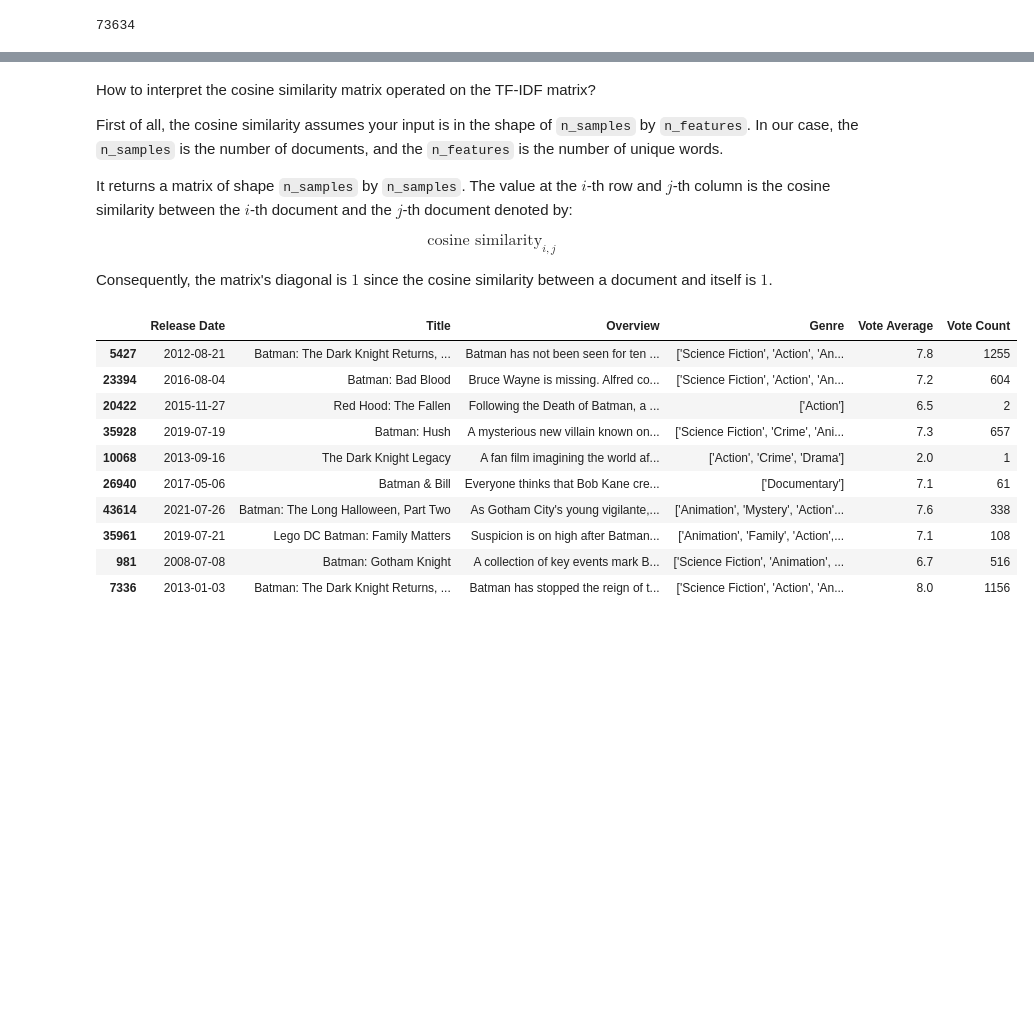
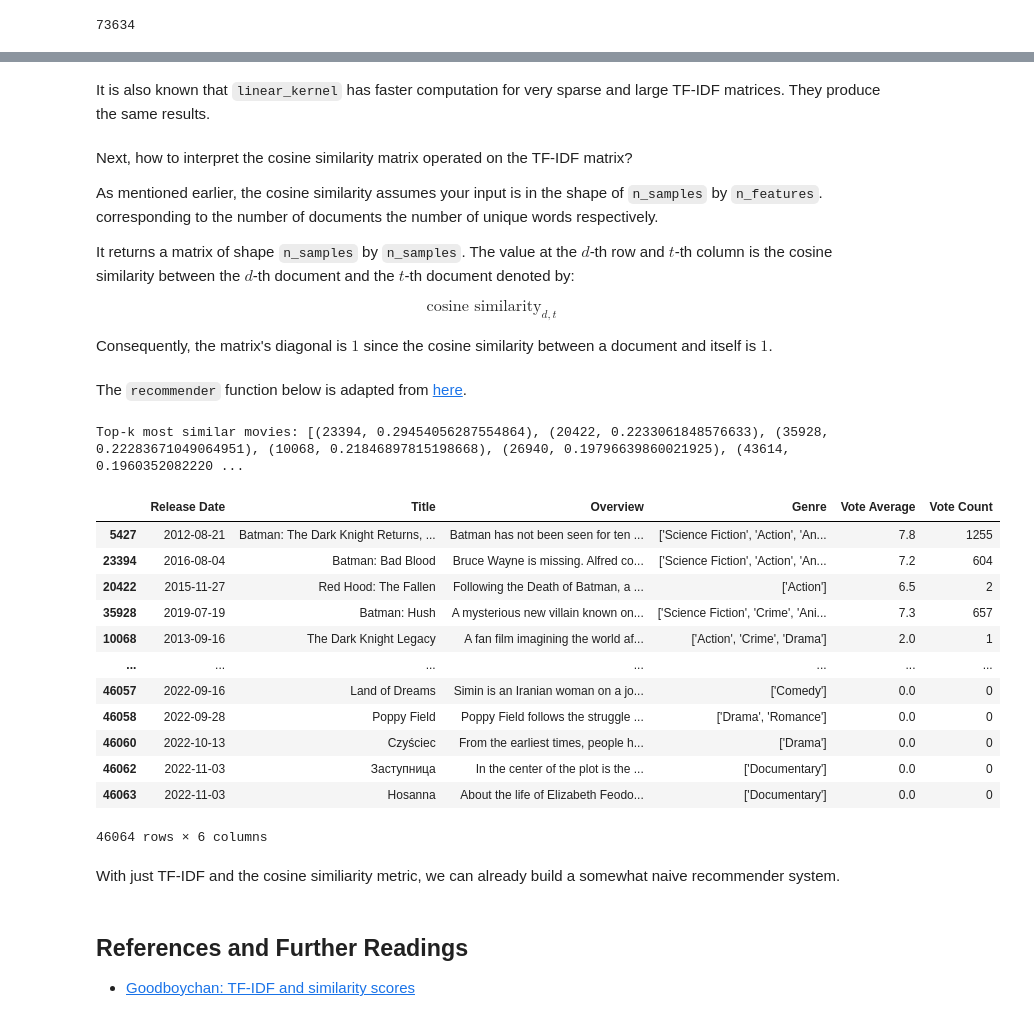
Before and after one commit to gao-hongnan/gaohn-galaxy, a Jupyter notebook: galaxy/deep_learning/natural_language_processing/vector_semantics_and_embeddings/tf_idf/application.ipynb, the cells around one changed output, grey strips where cells are left out. Cells and saved outputs as stored; diff of their text form; code cells hidden in the pictures; blank space fills up the shorter version.

```diff
--- a/galaxy/deep_learning/natural_language_processing/vector_semantics_and_embeddings/tf_idf/application.ipynb
+++ b/galaxy/deep_learning/natural_language_processing/vector_semantics_and_embeddings/tf_idf/application.ipynb
@@ -152,47 +110,74 @@ Wall time: 1min 14s
+# %% [markdown]
+It is also known that `linear_kernel` has faster computation for very sparse and large
+TF-IDF matrices. They produce the same results.
 # %% [markdown]
-How to interpret the cosine similarity matrix operated on the TF-IDF matrix?
+Next, how to interpret the cosine similarity matrix operated on the TF-IDF matrix?
 
-First of all, the cosine similarity assumes your input is in the shape of `n_samples` by `n_features`.
-In our case, the `n_samples` is the number of documents, and the `n_features` is the number of unique words.
+As mentioned earlier, the cosine similarity assumes your input is in the shape of `n_samples` by `n_features`.
+corresponding to the number of documents the number of unique words respectively.
 
-It returns a matrix of shape `n_samples` by `n_samples`. The value at the $i$-th row and $j$-th column is
-the cosine similarity between the $i$-th document and the $j$-th document denoted by:
+It returns a matrix of shape `n_samples` by `n_samples`. The value at the $d$-th row and $t$-th column is
+the cosine similarity between the $d$-th document and the $t$-th document denoted by:
 
 $$
-\text{cosine similarity}_{i, j}
+\text{cosine similarity}_{d, t}
 $$
 
 Consequently, the matrix's diagonal is $1$ since the cosine similarity between a document and itself is $1$.
+# %% [markdown]
+The `recommender` function below is adapted from [here](https://goodboychan.github.io/python/datacamp/natural_language_processing/2020/07/17/04-TF-IDF-and-similarity-scores.html).
 # %%
-def recommend_movies(title, cosine_sim, top_k=10):
+def recommender(
+    title: str, df: pd.DataFrame, cosine_similarity: np.ndarray, top_k: int = 10
+) -> pd.DataFrame:
+    """Recommends movies based on the cosine similarity matrix.
+
+    Args:
+        title (str): Title of the movie.
+        df (pd.DataFrame): DataFrame containing the movie dataset.
+        cosine_similarity (np.ndarray): Cosine similarity matrix.
+        top_k (int, optional): Number of top recommendations to return.
+            Defaults to 10.
+
+    Returns:
+        pd.DataFrame: DataFrame containing the top-k recommendations
+    """
     # Get the index of the movie that matches the title
-    idx = df_train[df_train["Title"] == title].index[0]
+    idx = df[df["Title"] == title].index[0]
 
-    # Get the pairwise similarity scores of all movies with that movie
-    sim_scores = list(enumerate(cosine_sim[idx]))
+    # Get the pairwsie similarity scores of all movies with that movie
+    sim_scores = cosine_similarity[idx]
+    sim_scores = list(enumerate(sim_scores))
 
     # Sort the movies based on the similarity scores
     sim_scores = sorted(sim_scores, key=lambda x: x[1], reverse=True)
 
-    # Get the scores of the 10 most similar movies
-    sim_scores = sim_scores[0:top_k]
+    # Get the scores of the top-k most similar movies
+    top_k_sim_scores = sim_scores[1 : top_k + 1]
+    print(f"Top-k most similar movies: {top_k_sim_scores}")
 
     # Get the movie indices
     movie_indices = [i[0] for i in sim_scores]
 
-    # Return the top 10 most similar movies
-    return df_train.iloc[movie_indices]
+    # Return the top-k most similar movies
+    return df.iloc[movie_indices]
 # %%
-recommend_movies("Batman: The Dark Knight Returns, Part 1", cosine_sim_linear_kernel)
+recommender(title="Batman: The Dark Knight Returns, Part 1", df = df_train, cosine_similarity=cosine_sim_linear_kernel)
 # %% [output]
+Top-k most similar movies: [(23394, 0.29454056287554864), (20422, 0.2233061848576633), (35928, 0.22283671049064951), (10068, 0.21846897815198668), (26940, 0.19796639860021925), (43614, 0.1960352082220 ...
 |  | Release Date | Title | Overview | Genre | Vote Average | Vote Count |
 | 5427 | 2012-08-21 | Batman: The Dark Knight Returns, ... | Batman has not been seen for ten ... | ['Science Fiction', 'Action', 'An... | 7.8 | 1255 |
 | 23394 | 2016-08-04 | Batman: Bad Blood | Bruce Wayne is missing. Alfred co... | ['Science Fiction', 'Action', 'An... | 7.2 | 604 |
 | 20422 | 2015-11-27 | Red Hood: The Fallen | Following the Death of Batman, a ... | ['Action'] | 6.5 | 2 |
 | 35928 | 2019-07-19 | Batman: Hush | A mysterious new villain known on... | ['Science Fiction', 'Crime', 'Ani... | 7.3 | 657 |
 | 10068 | 2013-09-16 | The Dark Knight Legacy | A fan film imagining the world af... | ['Action', 'Crime', 'Drama'] | 2.0 | 1 |
-| 26940 | 2017-05-06 | Batman & Bill | Everyone thinks that Bob Kane cre... | ['Documentary'] | 7.1 | 61 |
-| 43614 | 2021-07-26 | Batman: The Long Halloween, Part Two | As Gotham City's young vigilante,... | ['Animation', 'Mystery', 'Action'... | 7.6 | 338 |
-| 35961 | 2019-07-21 | Lego DC Batman: Family Matters | Suspicion is on high after Batman... | ['Animation', 'Family', 'Action',... | 7.1 | 108 |
-| 981 | 2008-07-08 | Batman: Gotham Knight | A collection of key events mark B... | ['Science Fiction', 'Animation', ... | 6.7 | 516 |
-| 7336 | 2013-01-03 | Batman: The Dark Knight Returns, ... | Batman has stopped the reign of t... | ['Science Fiction', 'Action', 'An... | 8.0 | 1156 |
+| ... | ... | ... | ... | ... | ... | ... |
+| 46057 | 2022-09-16 | Land of Dreams | Simin is an Iranian woman on a jo... | ['Comedy'] | 0.0 | 0 |
+| 46058 | 2022-09-28 | Poppy Field | Poppy Field follows the struggle ... | ['Drama', 'Romance'] | 0.0 | 0 |
+| 46060 | 2022-10-13 | Czyściec | From the earliest times, people h... | ['Drama'] | 0.0 | 0 |
+| 46062 | 2022-11-03 | Заступница | In the center of the plot is the ... | ['Documentary'] | 0.0 | 0 |
+| 46063 | 2022-11-03 | Hosanna | About the life of Elizabeth Feodo... | ['Documentary'] | 0.0 | 0 |
+46064 rows × 6 columns
+# %% [markdown]
+With just TF-IDF and the cosine similiarity metric, we can already
+build a somewhat naive recommender system.
@@ -198,0 +186,4 @@ recommend_movies("Batman: The Dark Knight Returns, Part 1", cosine_sim_linear_ke
+# %% [markdown]
+## References and Further Readings
+
+- [Goodboychan: TF-IDF and similarity scores](https://goodboychan.github.io/python/datacamp/natural_language_processing/2020/07/17/04-TF-IDF-and-similarity-scores.html)
```
Also changed, not shown: parts of 23 cells of this notebook, 10 other files.
